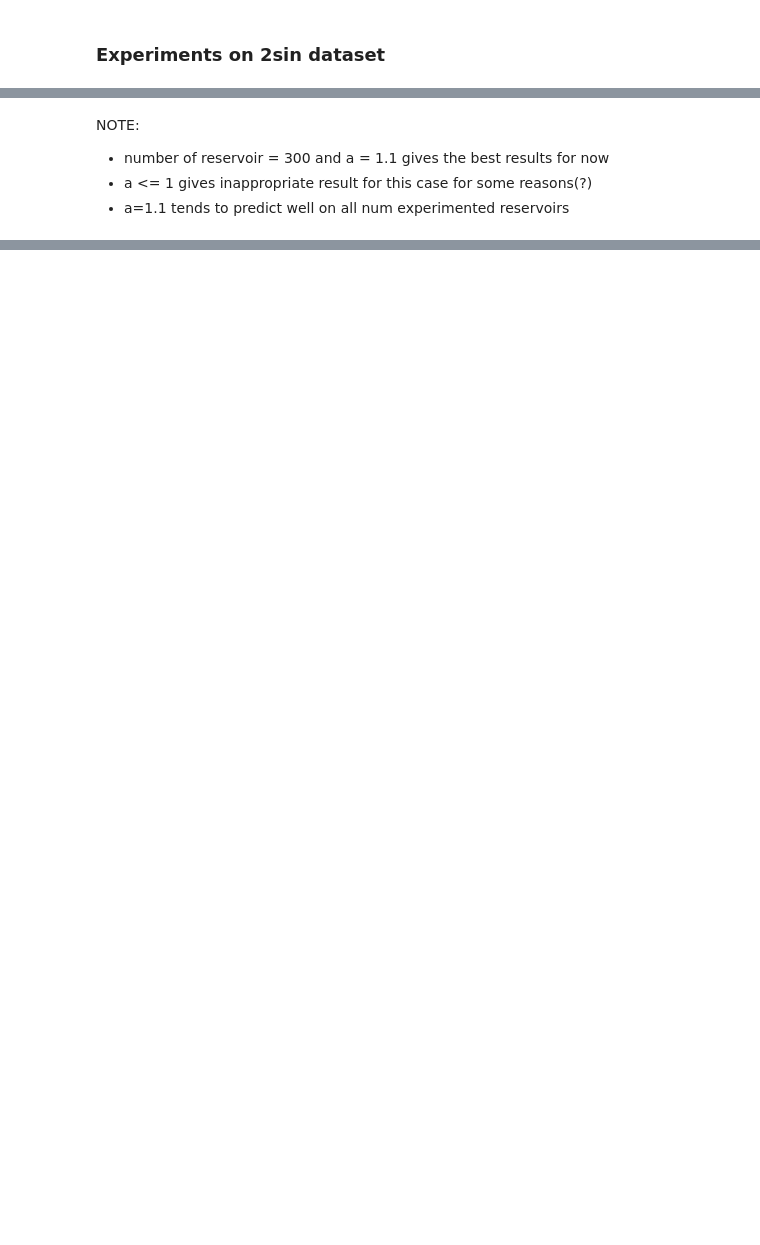
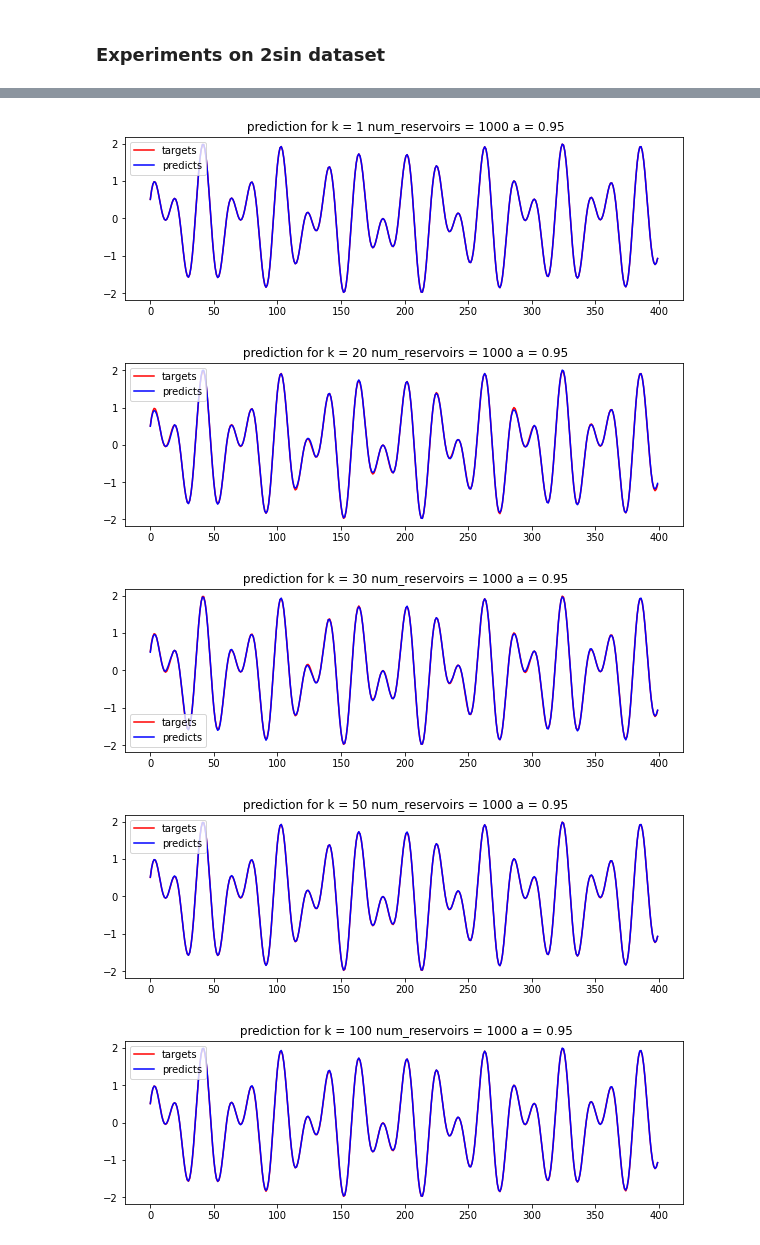
Before and after one commit to danielmai12/ESN, a Jupyter notebook: project.ipynb, the cells around one changed output, grey strips where cells are left out. Saved outputs shown, nothing was run; the diff lists cells and outputs as text; code cells hidden in the pictures; blank space fills up the shorter version.

```diff
--- a/project.ipynb
+++ b/project.ipynb
@@ -458,5 +400,15 @@ for num reservoirs = 400 and k = 25 --> loss: 374.0451047136222
-# %% [markdown]
-NOTE:
-- number of reservoir = 300 and a = 1.1 gives the best results for now
-- a <= 1 gives inappropriate result for this case for some reasons(?)
-- a=1.1 tends to predict well on all num experimented reservoirs
+# %%
+k_tests = [1, 20, 30, 50, 100]
+
+for k in k_tests:
+    io_pair, sin_train_pair, sin_test_pair = train_test_split(sin_data, k=k, test_size=0.2)
+    sin_current_state, sin_W_in, sin_W_r, sin_W_out = ESN_train(sin_train_pair, n_reservoirs=1000)
+    sin_test_loss, sin_targets, sin_predicts = ESN_k_step_predict(sin_test_pair,
+                                                          sin_current_state,
+                                                          sin_W_in,
+                                                          sin_W_r,
+                                                          sin_W_out,
+                                                          k=k)
+    print('for k = ' + str(k) + ' --> MSE loss: '+ str(sin_test_loss))
+    plot_result_function(sin_targets, sin_predicts, k, 0.95, 1000)
+# %% [output]
@@ -462,0 +420,5 @@ NOTE:
+[figure, added]
+[figure, added]
+[figure, added]
+[figure, added]
+[figure, added]
```
Also changed, not shown: parts of 33 cells of this notebook.
